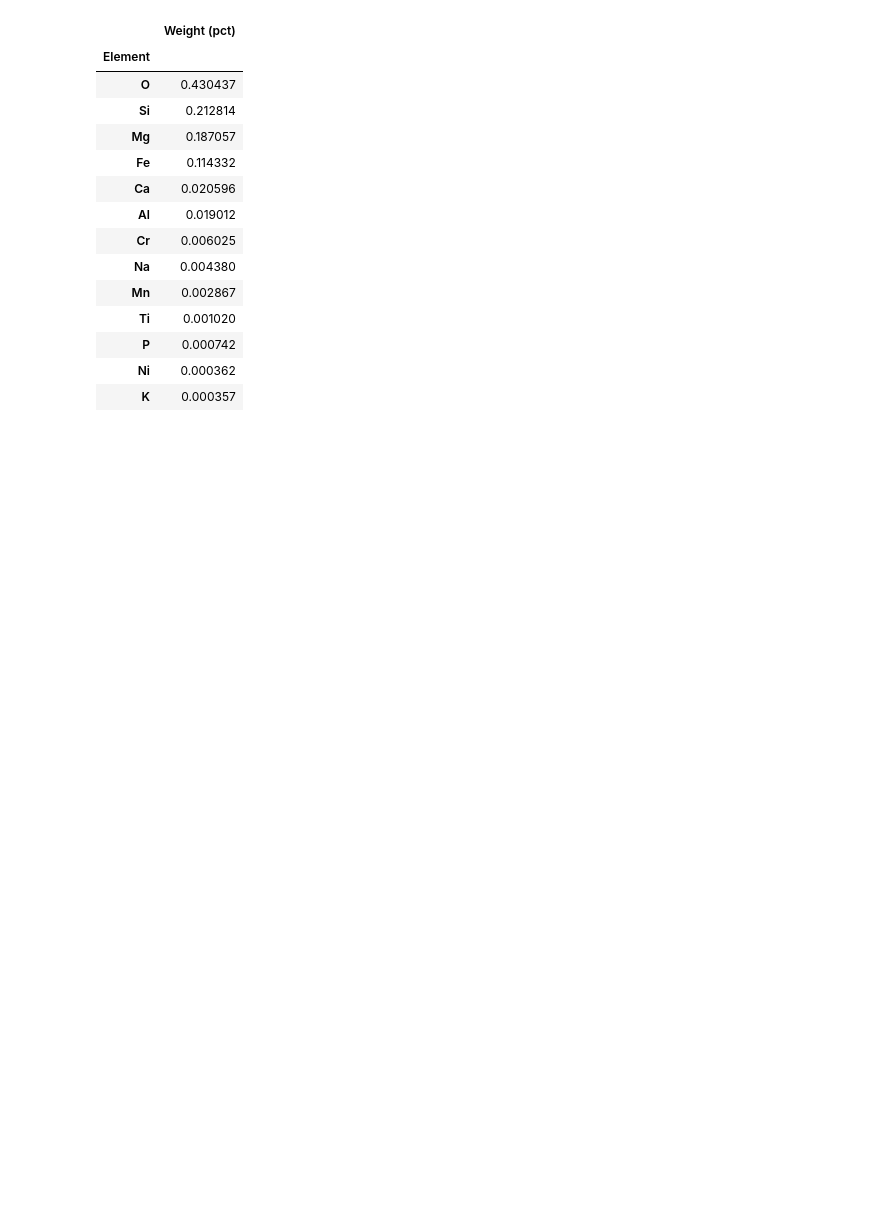
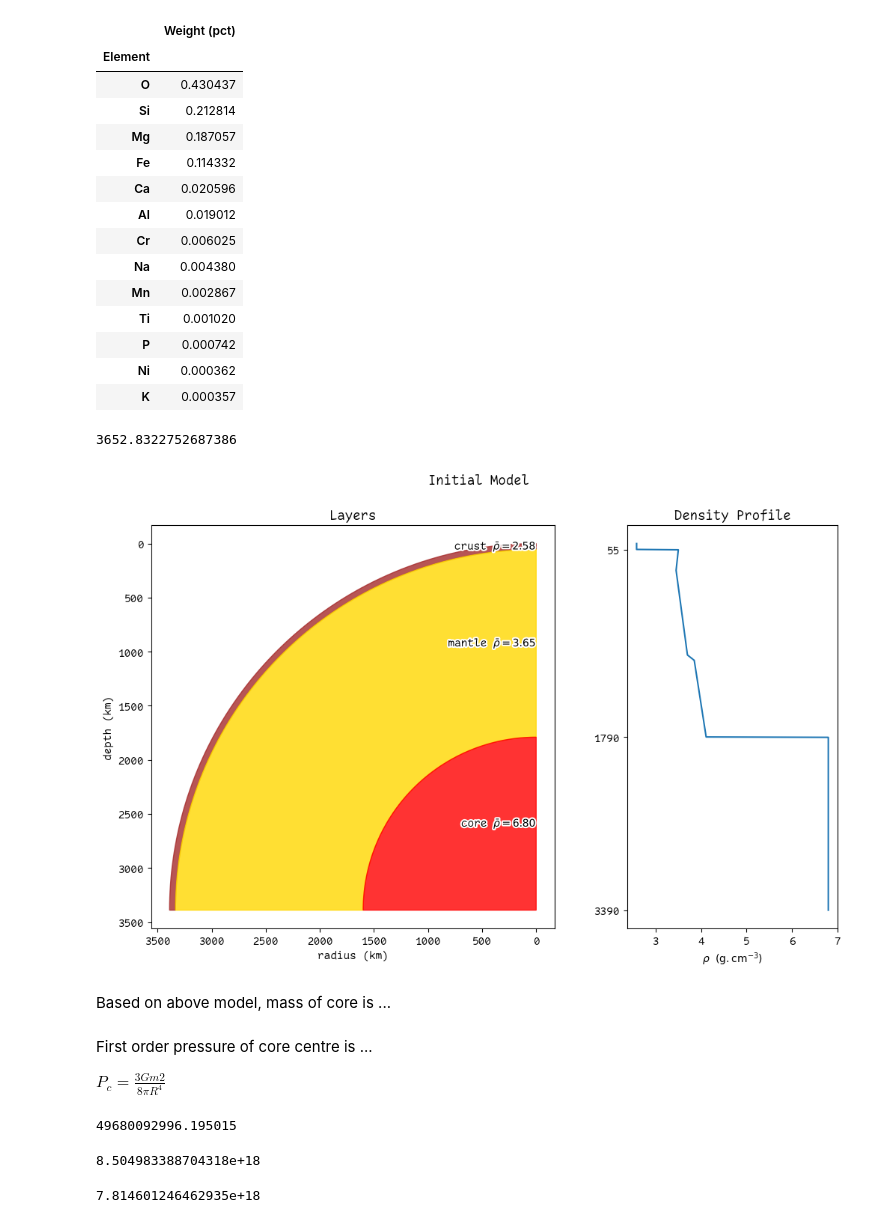
Before and after one commit to t0mmyt/planetary-interiors, a Jupyter notebook: notebooks/01_initial_analysis.ipynb, the cells around one changed output. Cells and saved outputs as stored; diff of their text form; code cells hidden in the pictures; blank space fills up the shorter version.

Commit message:
Initial model balanced

```diff
--- a/notebooks/01_initial_analysis.ipynb
+++ b/notebooks/01_initial_analysis.ipynb
@@ -5,6 +14,7 @@ from model import BulkSilicate
 # Parameters
 # %%
 bsm_model = "../model/data/bsm_yoshizaki_2020.csv"
+density_model_file = "../model/data/density_brennan_2020.csv"
 # %% [markdown]
 # Load BSM Model from Yoshizaki, 2020
 # %%
@@ -49,3 +59,68 @@ pd.DataFrame(
 | P | 0.000742 |
 | Ni | 0.000362 |
 | K | 0.000357 |
+# %%
+total_r = 3390
+# total_mass = np.float64(6.39e23)
+total_mass = np.float64(6.417e23)
+depths = np.array([0, 55, 1790, 3390])
+boundaries = total_r - depths
+
+# crust_dm = SimpleDensityModel(density=3010)
+crust_dm = SimpleDensityModel(density=2582)
+mantle_dm = OneDDensityModel.from_csv(
+    path=density_model_file,
+    upper_depth=depths[1] * 1000,
+    lower_depth=depths[2] * 1000,
+    total_radius=total_r * 1000,
+)
+
+crust = Layer.of_km(
+    name="crust", outer_r=boundaries[0], inner_r=boundaries[1], color="brown"
+).set_density_model(crust_dm)
+
+mantle = Layer.of_km(
+    name="mantle", outer_r=boundaries[1], inner_r=boundaries[2], color="gold"
+).set_density_model(mantle_dm)
+
+core = Layer.of_km(
+    name="core", outer_r=boundaries[2], inner_r=boundaries[3], color="red"
+).set_mass(total_mass - crust.mass - mantle.mass)
+
+mars = Planet(total_mass=total_mass, layers=[crust, mantle, core])
+mantle.density
+# %% [output]
+3652.8322752687386
+# %%
+fig, axs = plt.subplots(1, 2, figsize=(12, 7), width_ratios=[2, 1])
+plot_layers(mars, axs[0])
+plot_density_function(mars, axs[1])
+fig.align_ylabels(axs[1])
+fig.suptitle(
+    "Initial Model",
+    horizontalalignment="center",
+    verticalalignment="top",
+    x=0.5,
+)
+fig.savefig("../figures/stepwise1.png")
+# %% [output]
+[figure, added]
+# %% [markdown]
+Based on above model, mass of core is ...
+# %% [markdown]
+First order pressure of core centre is ...
+
+$ P_c = \frac{3Gm2}{8\pi{}R^4}$
+# %%
+planet_core_pressure(total_mass, total_r * 1000)
+# %% [output]
+49680092996.195015
+# %%
+vol = 2.56e22 / 3010
+vol
+# %% [output]
+8.504983388704318e+18
+# %%
+crust.volume
+# %% [output]
+7.814601246462935e+18
```
Also changed, not shown: parts of 4 cells of this notebook, 11 other files.
